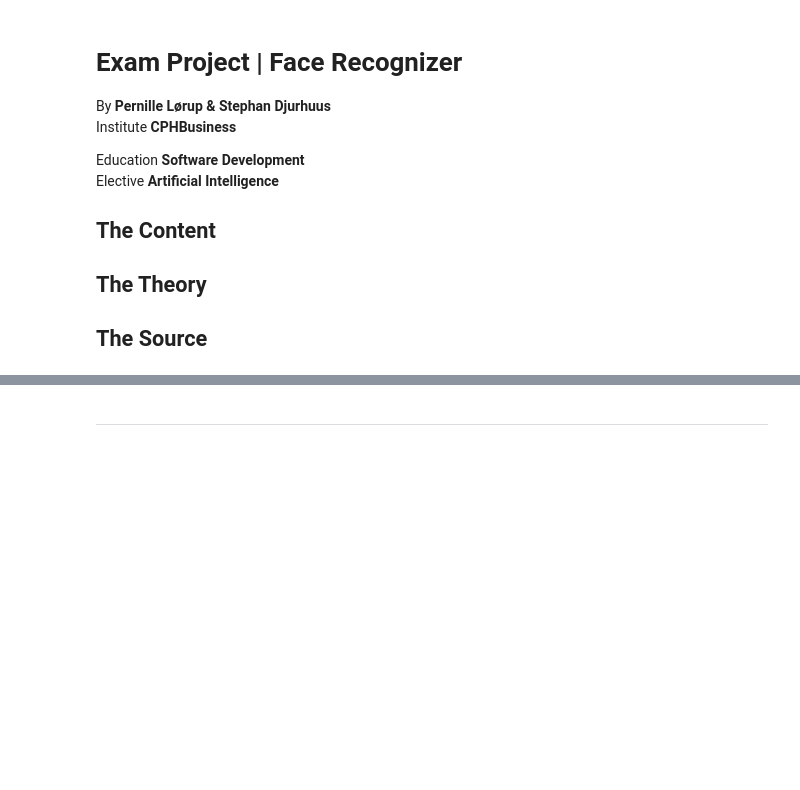
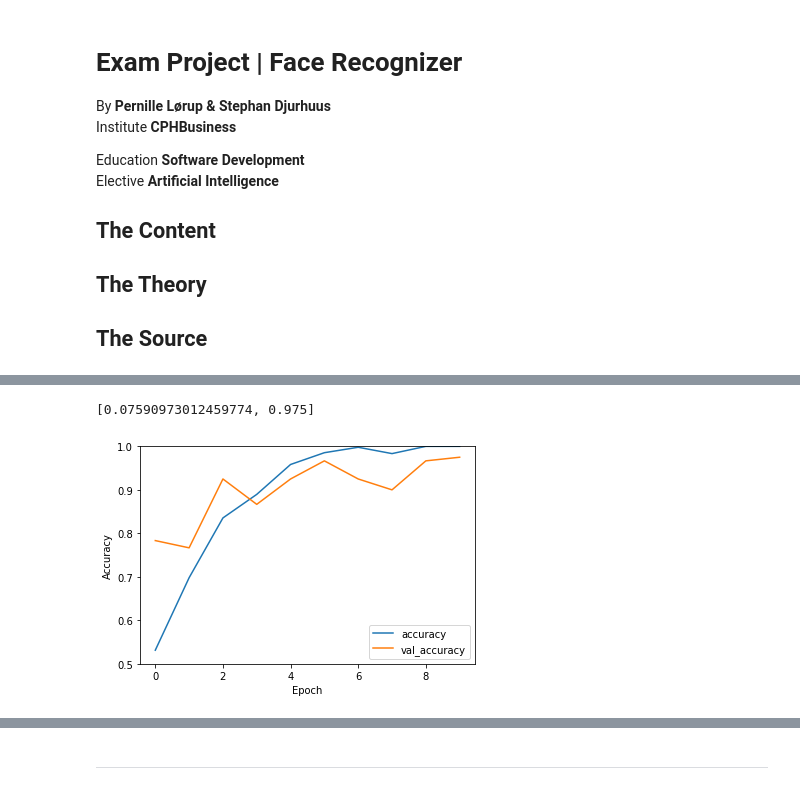
Before and after one commit to BA-Software-Development-Ed/ai-exam-project, a Jupyter notebook: src/notebooks/FaceRecognizer.ipynb, the cells around one changed output, grey strips where cells are left out. Drawn from its saved outputs; the diff is of its cells as text; code cells hidden in the pictures; blank space fills up the shorter version.

```diff
--- a/src/notebooks/FaceRecognizer.ipynb
+++ b/src/notebooks/FaceRecognizer.ipynb
@@ -31,8 +31,8 @@ classes = ['dad', 'mom']
 dad_path = '../data/face-data/PersonGroup/Family3-Man'
 mom_path = '../data/face-data/PersonGroup/Family3-Lady'
 
-(train_dad_data, test_dad_data) = DataGenerator.generate(dad_path, 50, label=0, test_size=.2)
-(train_mom_data, test_mom_data) = DataGenerator.generate(mom_path, 50, label=1, test_size=.2)
+(train_dad_data, test_dad_data) = DataGenerator.generate(dad_path, 100, label=0, test_size=.2)
+(train_mom_data, test_mom_data) = DataGenerator.generate(mom_path, 100, label=1, test_size=.2)
 
 (train_images, train_labels) = DataGenerator.merge_shuffle([train_dad_data, train_mom_data])
 (test_images, test_labels) = DataGenerator.merge_shuffle([test_dad_data, test_mom_data])
@@ -48,7 +50,7 @@ model = models.Sequential([
     Conv2D(64, (3, 3), activation='relu'),
     Flatten(),
     Dense(64, activation='relu'), # softmax no go
-    Dense(2, activation='relu')
+    Dense(2)
 ])
 
 model.summary()
@@ -68,4 +88,4 @@ test_labels = np.asarray(test_labels).astype('float32')
 print('train images shape', train_images.shape)
 print('test images shape', test_images.shape, '\n')
 
-history = model.fit(train_images, train_labels, epochs=5, validation_data=(test_images, test_labels))
+history = model.fit(train_images, train_labels, epochs=10, validation_data=(test_images, test_labels))
@@ -80,0 +110,4 @@ test_loss, test_acc = model.evaluate(test_images, test_labels, verbose=2)
+# %%
+Displayer.acc_history(history)
+model.evaluate(test_images, test_labels, verbose=2)
+# %% [output]
@@ -81 +115,3 @@ test_loss, test_acc = model.evaluate(test_images, test_labels, verbose=2)
+[0.07590973012459774, 0.975]
+[figure, added]
 # %%
```
Also changed, not shown: parts of 12 cells of this notebook, 4 other files.
